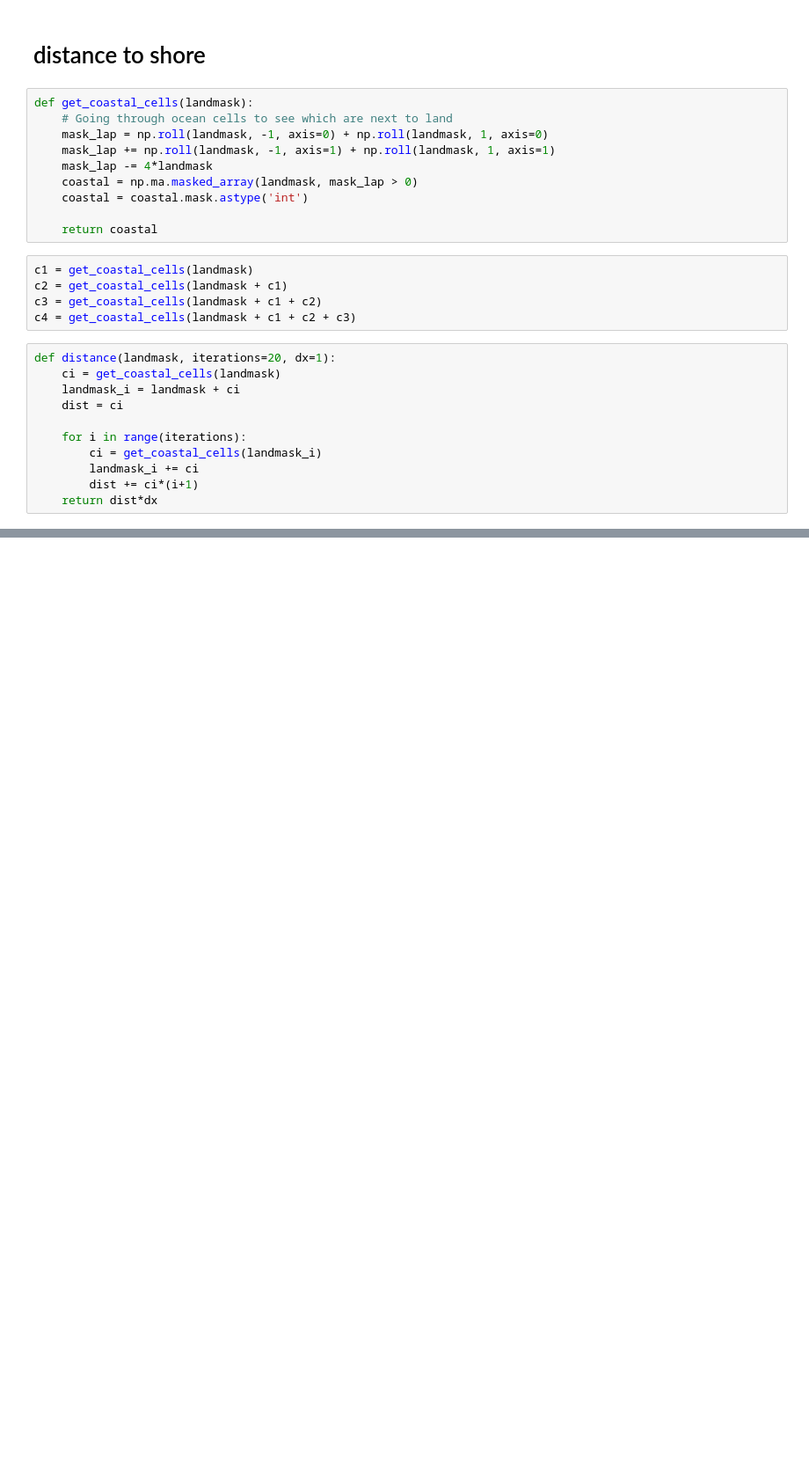
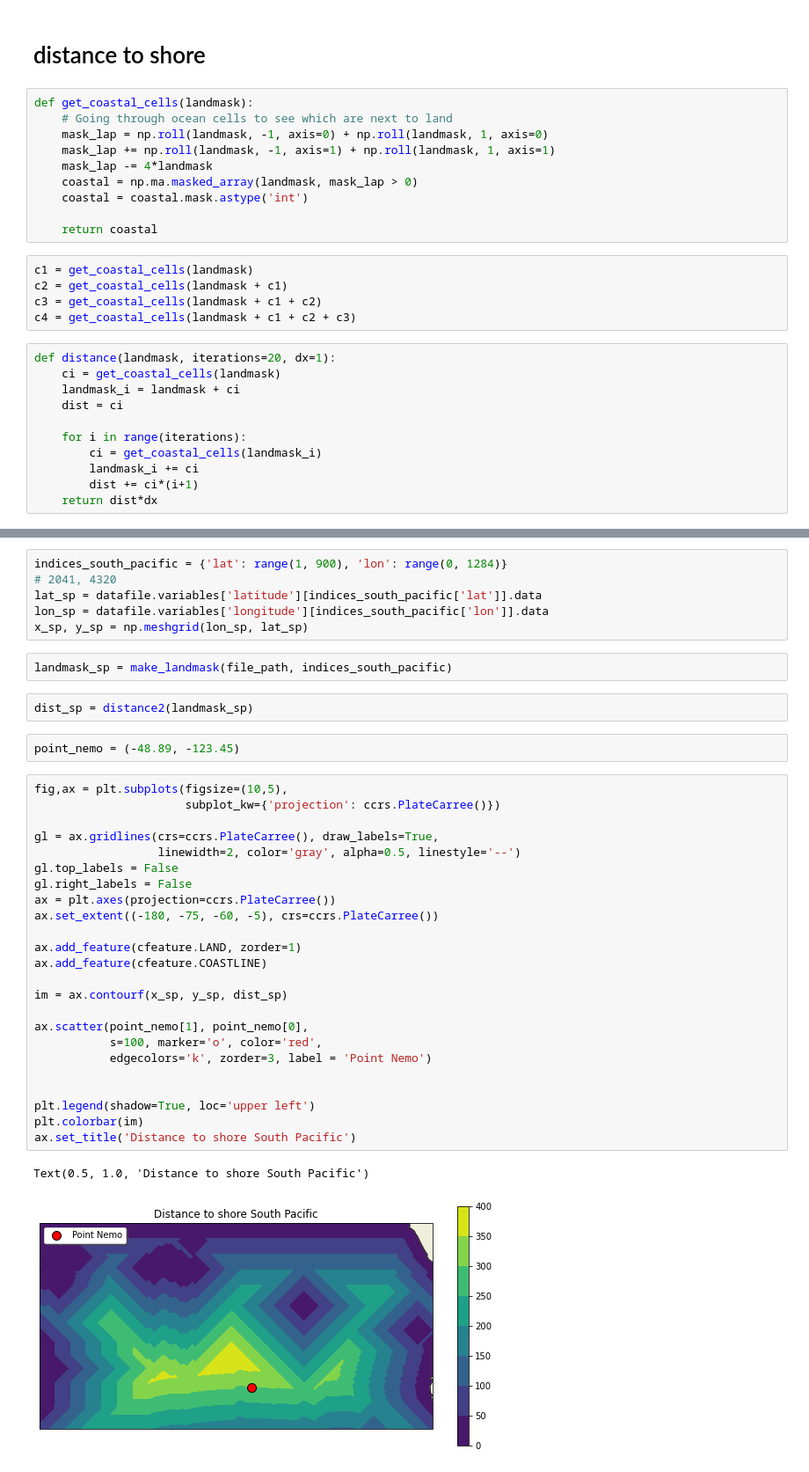
Before and after one commit to OceanParcels/BayesianAnalysis_SouthAtlantic, a Jupyter notebook: notebooks/detecting_coastal_cells_(edge-dectection).ipynb, the cells around one changed output, grey strips where cells are left out. Shown at 88% size. Drawn from its saved outputs; the diff is of its cells as text; blank space fills up the shorter version.

```diff
--- a/notebooks/detecting_coastal_cells_(edge-dectection).ipynb
+++ b/notebooks/detecting_coastal_cells_(edge-dectection).ipynb
@@ -195,0 +234,39 @@ plt.colorbar()
+# %%
+indices_south_pacific = {'lat': range(1, 900), 'lon': range(0, 1284)}
+# 2041, 4320
+lat_sp = datafile.variables['latitude'][indices_south_pacific['lat']].data
+lon_sp = datafile.variables['longitude'][indices_south_pacific['lon']].data
+x_sp, y_sp = np.meshgrid(lon_sp, lat_sp)
+# %%
+landmask_sp = make_landmask(file_path, indices_south_pacific)
+# %%
+dist_sp = distance2(landmask_sp)
+# %%
+point_nemo = (-48.89, -123.45)
+# %%
+fig,ax = plt.subplots(figsize=(10,5),
+                      subplot_kw={'projection': ccrs.PlateCarree()})
+
+gl = ax.gridlines(crs=ccrs.PlateCarree(), draw_labels=True,
+                  linewidth=2, color='gray', alpha=0.5, linestyle='--')
+gl.top_labels = False
+gl.right_labels = False
+ax = plt.axes(projection=ccrs.PlateCarree())
+ax.set_extent((-180, -75, -60, -5), crs=ccrs.PlateCarree())
+
+ax.add_feature(cfeature.LAND, zorder=1)
+ax.add_feature(cfeature.COASTLINE)
+
+im = ax.contourf(x_sp, y_sp, dist_sp)
+
+ax.scatter(point_nemo[1], point_nemo[0],
+           s=100, marker='o', color='red',
+           edgecolors='k', zorder=3, label = 'Point Nemo')
+
+
+plt.legend(shadow=True, loc='upper left')
+plt.colorbar(im)
+ax.set_title('Distance to shore South Pacific')
+# %% [output]
+Text(0.5, 1.0, 'Distance to shore South Pacific')
+[figure, added]
```
Also changed, not shown: parts of 9 cells of this notebook, 3 other files.
